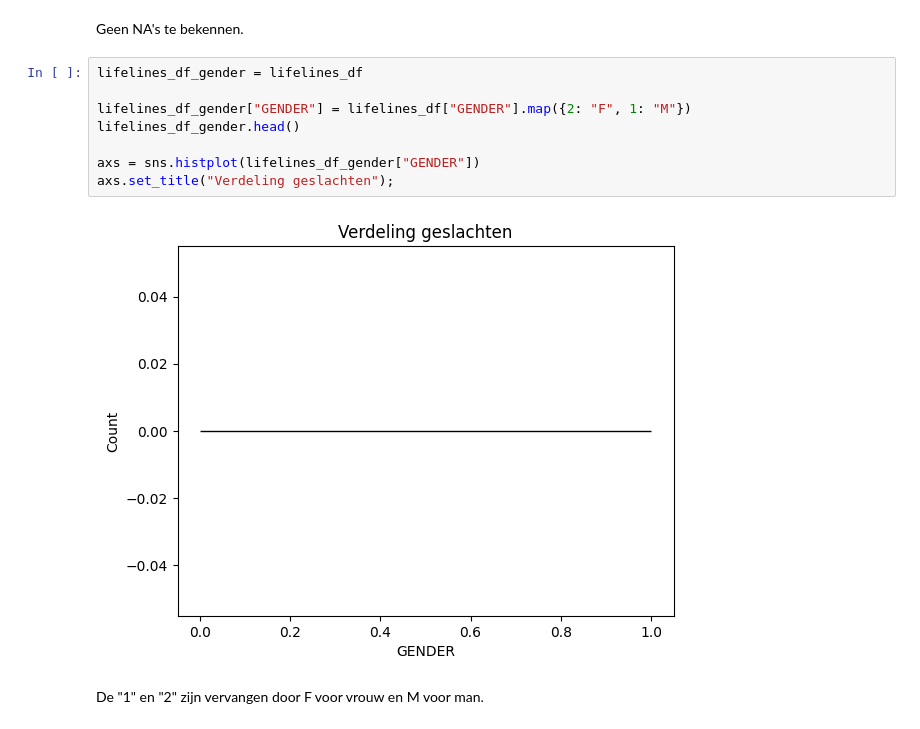
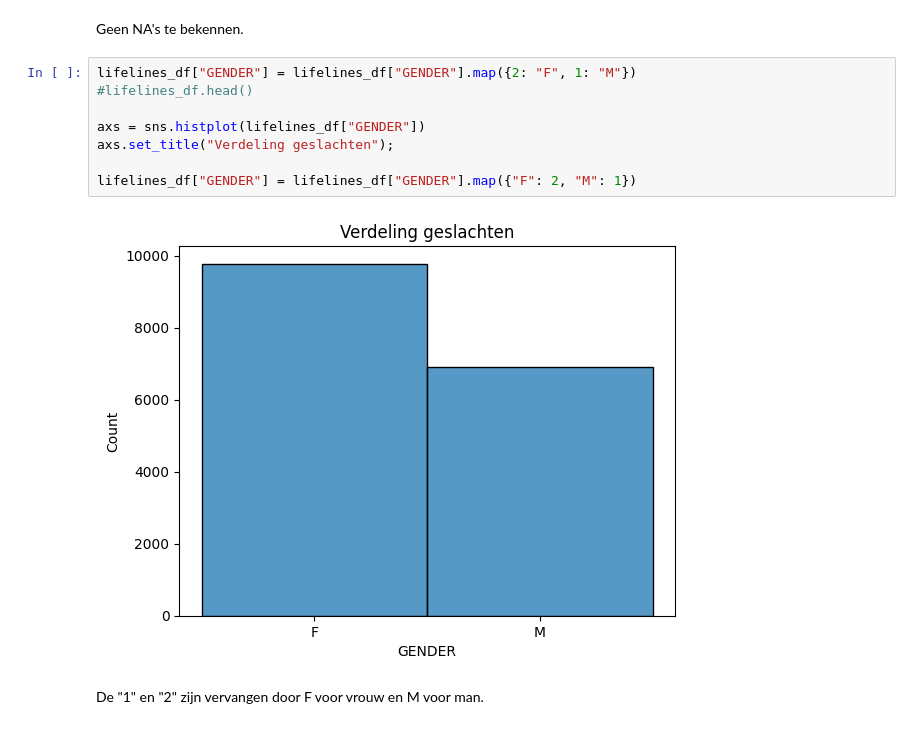
Before and after one commit to Fl-ris/Lifelines_Classifier, a Jupyter notebook: Lifelines_classifier.ipynb, the cells around one changed output. Saved outputs shown, nothing was run; the diff lists cells and outputs as text.

```diff
--- a/Lifelines_classifier.ipynb
+++ b/Lifelines_classifier.ipynb
@@ -97,15 +97,15 @@ pd.DataFrame({
 # %% [markdown]
 Geen NA's te bekennen.
 # %%
-lifelines_df_gender = lifelines_df
+lifelines_df["GENDER"] = lifelines_df["GENDER"].map({2: "F", 1: "M"})
+#lifelines_df.head()
 
-lifelines_df_gender["GENDER"] = lifelines_df["GENDER"].map({2: "F", 1: "M"})
-lifelines_df_gender.head()
+axs = sns.histplot(lifelines_df["GENDER"])
+axs.set_title("Verdeling geslachten");
 
-axs = sns.histplot(lifelines_df_gender["GENDER"])
-axs.set_title("Verdeling geslachten");
+lifelines_df["GENDER"] = lifelines_df["GENDER"].map({"F": 2, "M": 1})
 # %% [output]
-[figure, old version]
+[figure, new version]
 # %% [markdown]
 De "1" en "2" zijn vervangen door F voor vrouw en M voor man.
 # %% [markdown]
```
Also changed, not shown: parts of 12 cells of this notebook.
